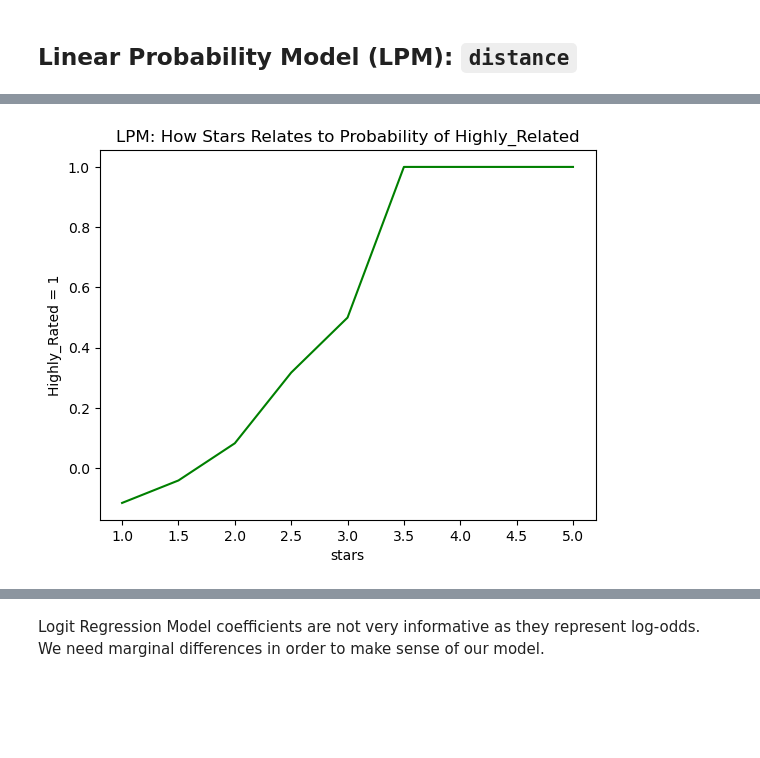
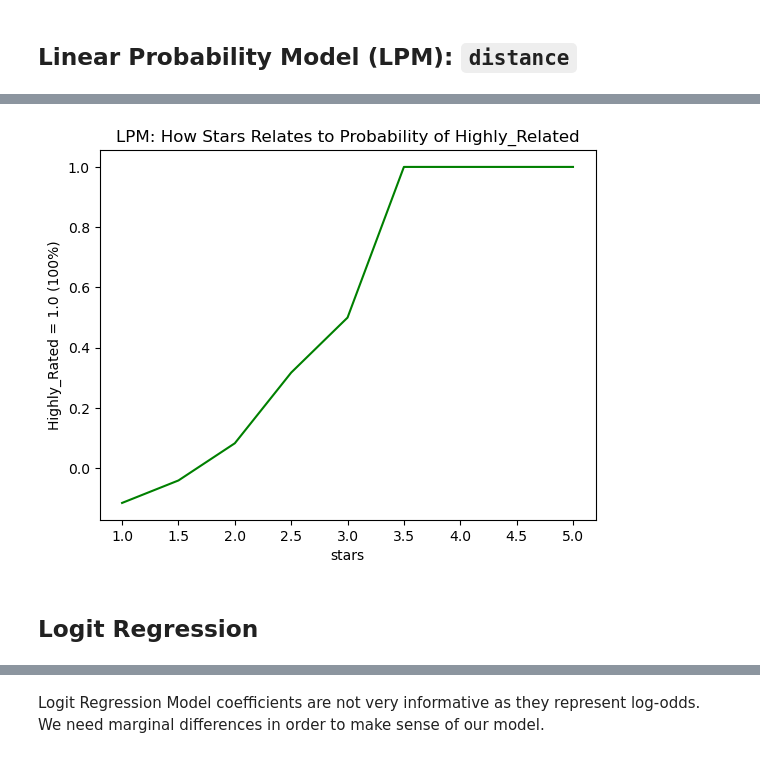
Before and after one commit to corinne167225/DataAnalysis2, a Jupyter notebook: Assignment2/Assignment2.ipynb, the cells around one changed output, grey strips where cells are left out. Saved outputs shown, nothing was run; the diff lists cells and outputs as text; code cells hidden in the pictures; blank space fills up the shorter version.

```diff
--- a/Assignment2/Assignment2.ipynb
+++ b/Assignment2/Assignment2.ipynb
@@ -76,6 +83,10 @@ df.highly_rated
 2056    0
 2057    0
 Name: highly_rated, Length: 2045, dtype: int64
+# %%
+#dropping na values for distance and stars
+df = df.dropna(subset=['distance'])
+df = df.dropna(subset=['stars'])
 # %%
 df.head(3)
 # %% [output]
@@ -132,15 +142,17 @@ plt.show()
 # %%
 #Linear Probability Model (LPM)
 data_distance = lowess(df['highly_rated'], df['stars'])
 # Plot the smoothed data
 plt.plot(data_distance[:, 0], data_distance[:, 1], color='green', label='Distance')
 plt.xlabel('stars')
-plt.ylabel('Highly_Rated = 1')
+plt.ylabel('Highly_Rated = 1.0 (100%)')
 plt.title('LPM: How Stars Relates to Probability of Highly_Related')
 plt.show()
 #looks like as stars increase, ratings get higher
 # %% [output]
-[figure, old version]
+[figure, new version]
+# %% [markdown]
+## Logit Regression
 # %%
 #Logit Regression Results (table)
 #x_variable + covariate
```
Also changed, not shown: parts of 18 cells of this notebook, 2 other files.
